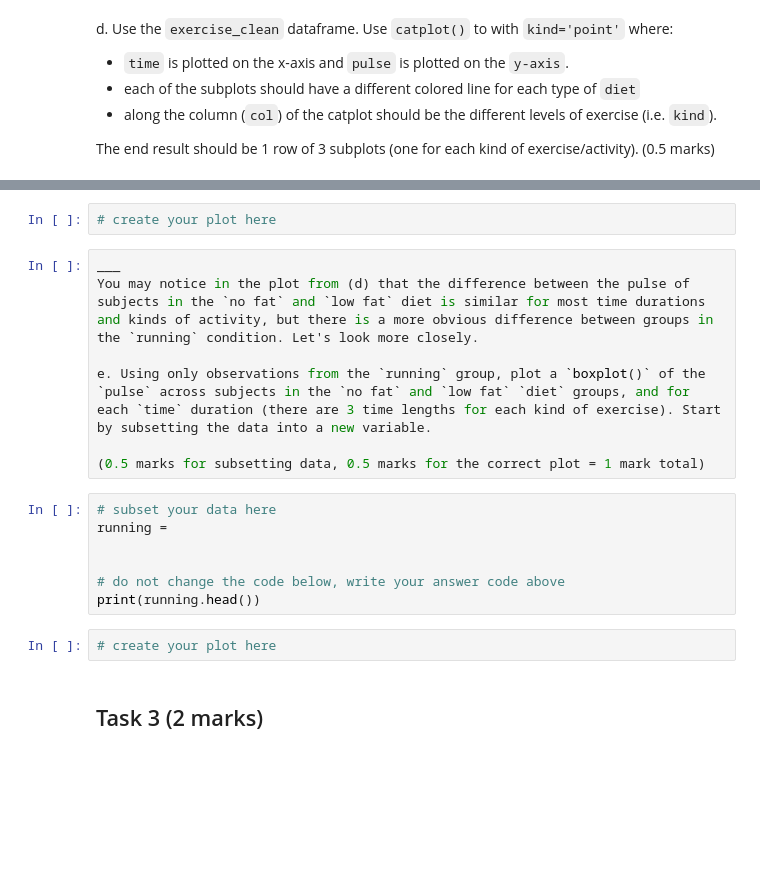
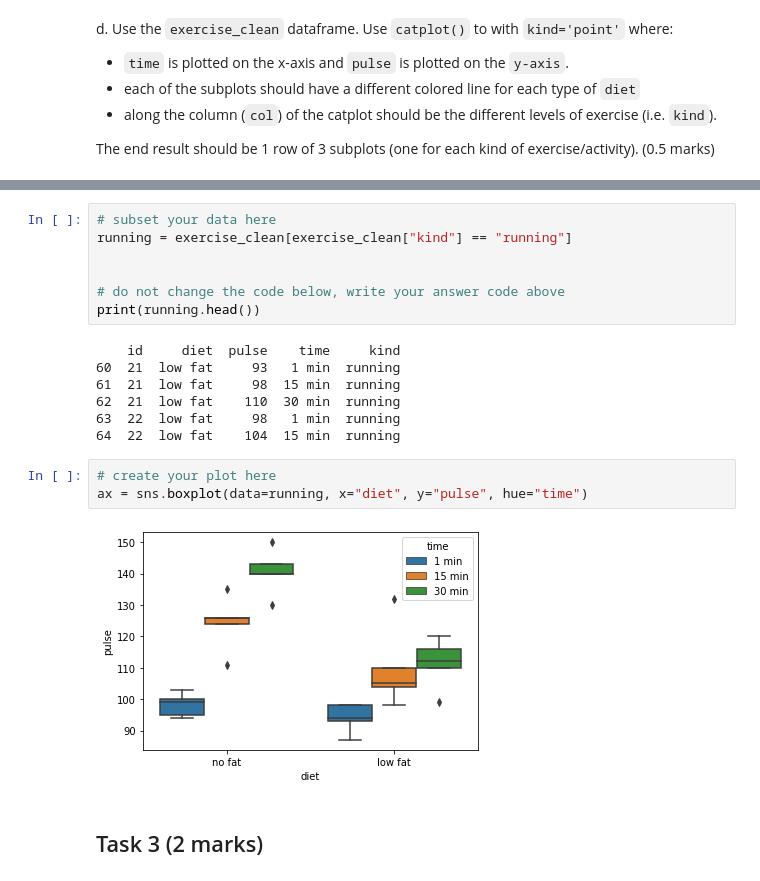
Before and after one commit to constructor-s/BME1478_Assignments, a Jupyter notebook: a08/last_first_assignment8.ipynb, the cells around one changed output, grey strips where cells are left out. Cells and saved outputs as stored; diff of their text form; blank space fills up the shorter version.

```diff
--- a/a08/last_first_assignment8.ipynb
+++ b/a08/last_first_assignment8.ipynb
@@ -170,21 +250,22 @@ The end result should be 1 row of 3 subplots (one for each kind of exercise/acti
+# %%
+# subset your data here
+running = exercise_clean[exercise_clean["kind"] == "running"]
+
+
+# do not change the code below, write your answer code above
+print(running.head())
+# %% [output]
+    id     diet  pulse    time     kind
+60  21  low fat     93   1 min  running
+61  21  low fat     98  15 min  running
+62  21  low fat    110  30 min  running
+63  22  low fat     98   1 min  running
+64  22  low fat    104  15 min  running
 # %%
 # create your plot here
+ax = sns.boxplot(data=running, x="diet", y="pulse", hue="time")
+# %% [output]
+[figure, added]
-# %%
-___
-You may notice in the plot from (d) that the difference between the pulse of subjects in the `no fat` and `low fat` diet is similar for most time durations and kinds of activity, but there is a more obvious difference between groups in the `running` condition. Let's look more closely.
-
-e. Using only observations from the `running` group, plot a `boxplot()` of the `pulse` across subjects in the `no fat` and `low fat` `diet` groups, and for each `time` duration (there are 3 time lengths for each kind of exercise). Start by subsetting the data into a new variable.
-
-(0.5 marks for subsetting data, 0.5 marks for the correct plot = 1 mark total)
-# %%
-# subset your data here
-running =
-
-
-# do not change the code below, write your answer code above
-print(running.head())
-# %%
-# create your plot here
 # %% [markdown]
 ## Task 3 (2 marks)
 # %% [markdown]
```
Also changed, not shown: parts of 29 cells of this notebook.
